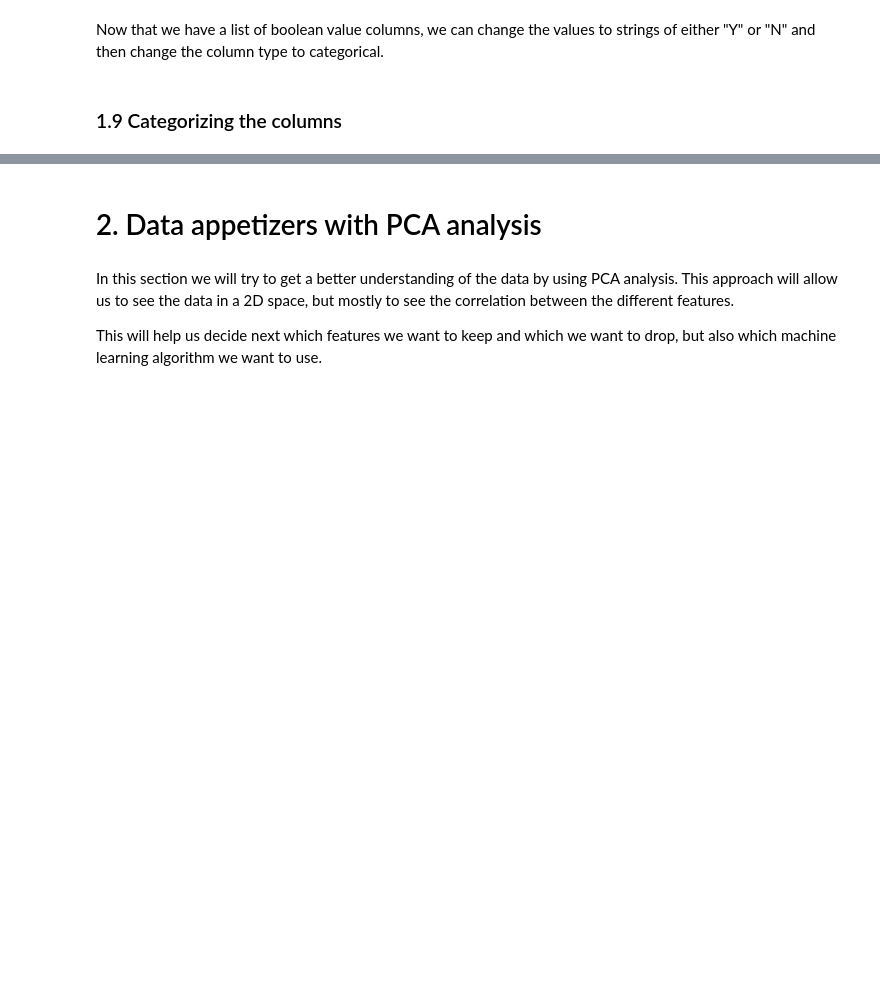
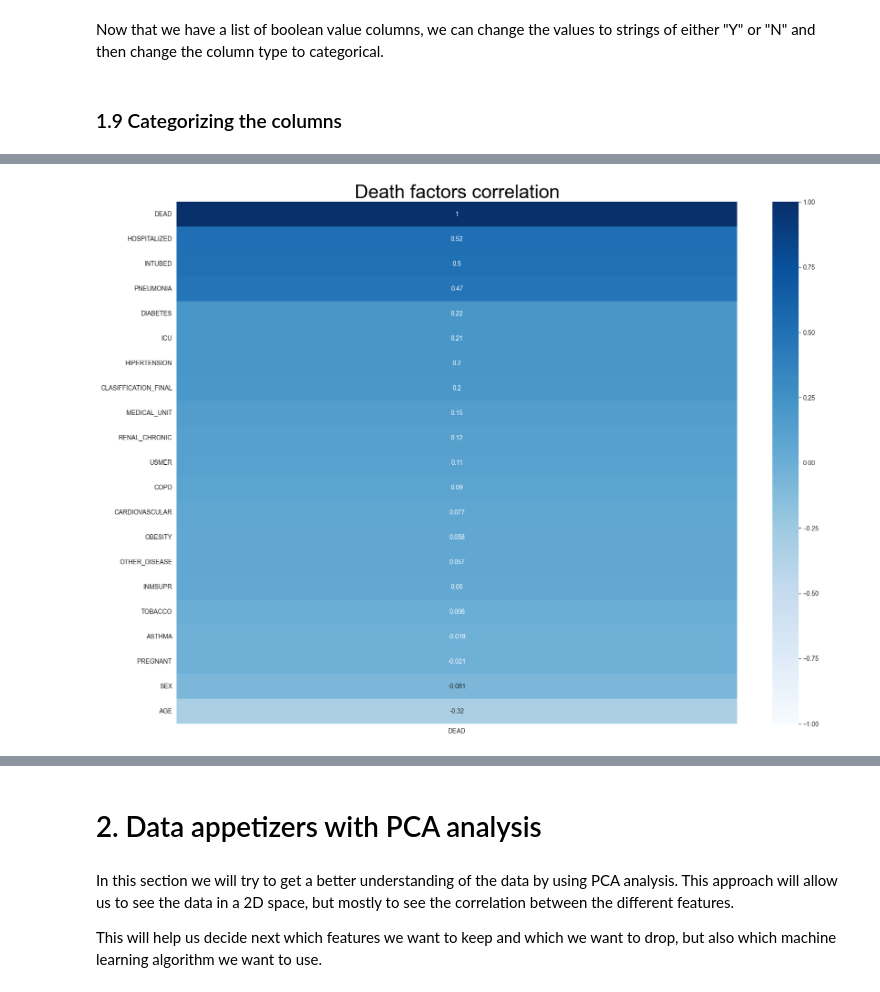
Before and after one commit to Florent-Git/covid-data, a Jupyter notebook: main.ipynb, the cells around one changed output, grey strips where cells are left out. Drawn from its saved outputs; the diff is of its cells as text; code cells hidden in the pictures; blank space fills up the shorter version.

```diff
--- a/main.ipynb
+++ b/main.ipynb
@@ -63,2 +120,0 @@ And we can convert the date in an actual datetime object
-# %%
-df['DATE_DIED'] =  pd.to_datetime(df['DATE_DIED'], format='%d/%m/%Y', errors='coerce')
@@ -74,9 +146,6 @@ Hmmm, it looks like we'll have to work on the PREGNANT, ICU, and INTUBED people
 ### 1.3 SEX Values
 # %% [markdown]
 We'll just set the 1 and 2 values to "Female" and "Male" respectively
-# %%
-df["SEX"] = ["M" if i == 2 else "F" for i in df["SEX"]]
-df.head()
 # %% [markdown]
 ### 1.4 Pregnant values
 # %%
@@ -190,9 +457,9 @@ binary_cols
 Now that we have a list of boolean value columns, we can change the values to strings of either "Y" or "N" and then change the column type to categorical.
 # %%
 # Change the values of the binary columns to "Y" if 1, "N" if 2
-for col in binary_cols:
-    df[col] = df[col].replace({1: "Y", 2: "N"})
-df.describe().round(3).T.drop('count', axis = 1)
+# for col in binary_cols:
+#     df[col] = df[col].replace({1: "Y", 2: "N"})
+# df.describe().round(3).T.drop('count', axis = 1)
 # %% [markdown]
 ### 1.9 Categorizing the columns
 # %%
@@ -208,0 +620,9 @@ df.describe().round(3).T.drop('count', axis = 1)
+# %%
+# df = df[['USMER','MEDICAL_UNIT','SEX','INTUBED','PNEUMONIA','PREGNANT','DIABETES','COPD','ASTHMA','INMSUPR','HIPERTENSION','OTHER_DISEASE','CARDIOVASCULAR','OBESITY','RENAL_CHRONIC','TOBACCO','CLASIFFICATION_FINAL','ICU','DEAD','HOSPITALIZED'
+# ]].dropna()
+
+sex_to_int = df.copy()
+sex_to_int['SEX'] = df['SEX'].replace({'F': 1, 'M': 2})
+sex_to_int.head()
+
+sex_to_int.corr()['DEAD']
@@ -208,0 +647,10 @@ df.describe().round(3).T.drop('count', axis = 1)
+# %%
+fig, ax = plt.subplots(figsize=(20, 15))
+sorted_corr = sex_to_int.copy()
+sorted_corr = sorted_corr.corr()[['DEAD']].sort_values(by='DEAD', ascending=False)
+
+sns.heatmap(sorted_corr, annot = True, cmap = "Blues", vmin = -1, vmax = 1)
+plt.title('Death factors correlation', color = 'black', fontsize = 30)
+plt.show()
+# %% [output]
+[figure, added]
```
Also changed, not shown: parts of 58 cells of this notebook.
